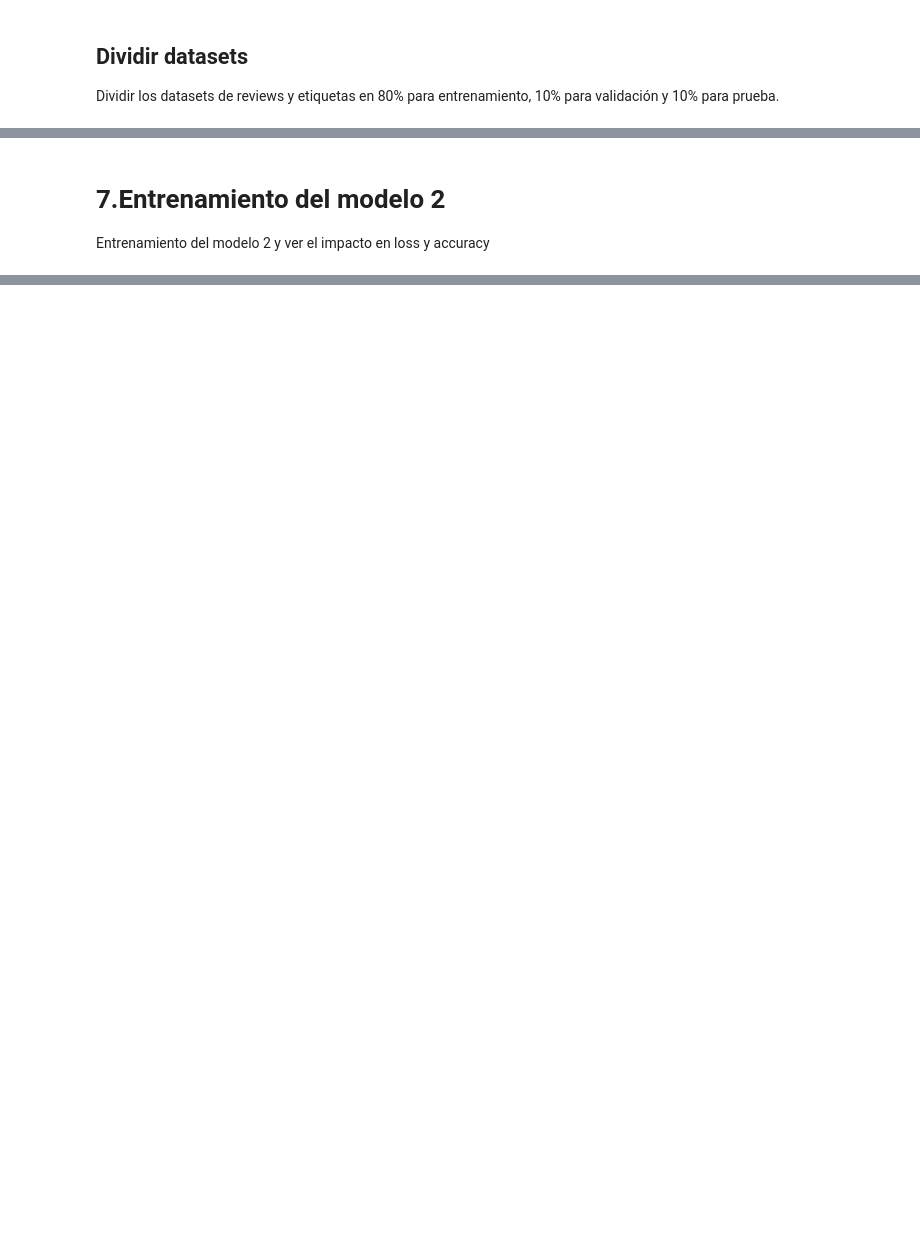
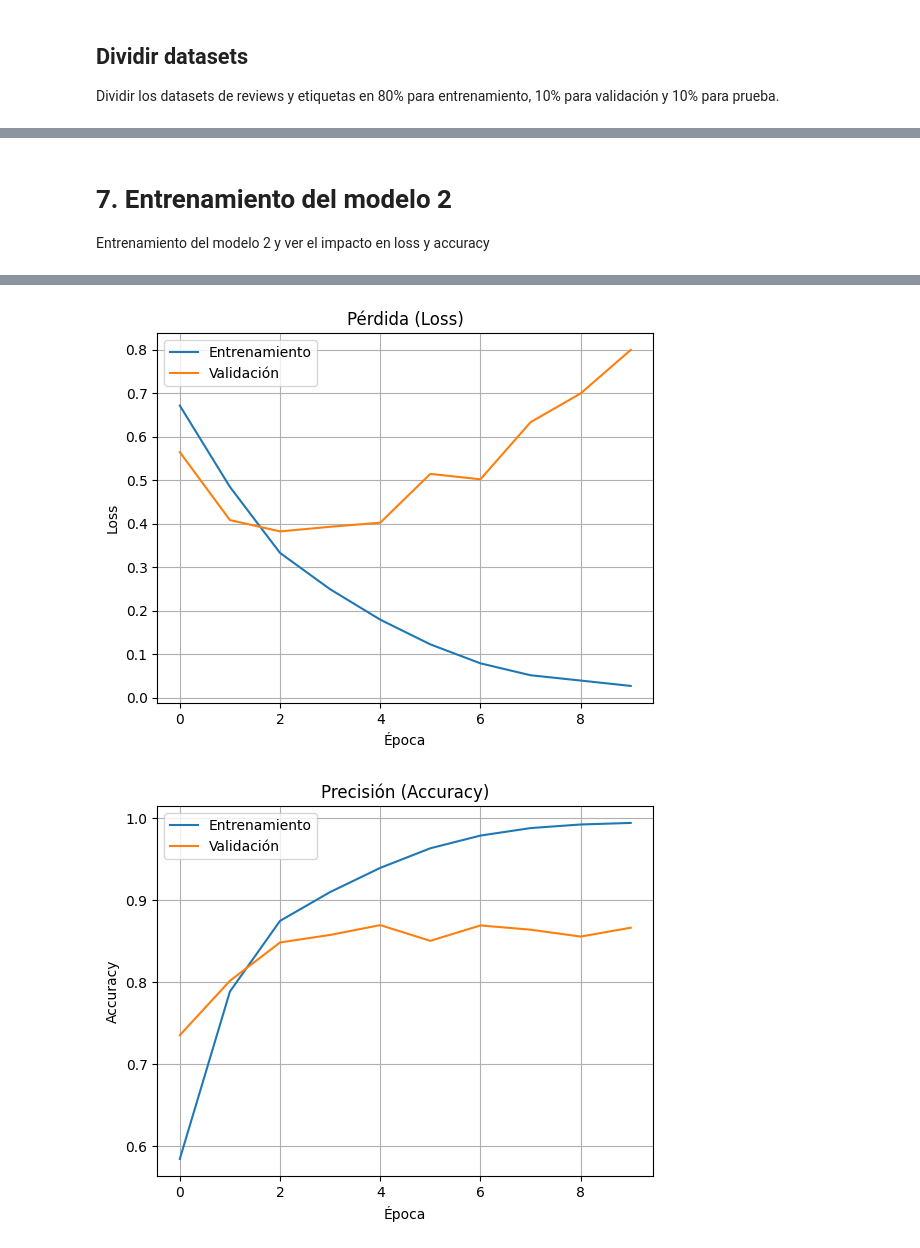
Before and after one commit to gustavox0/Tecnicas-Avanzdas-ML, a Jupyter notebook: M7_AG1_Grupo17.ipynb, the cells around one changed output, grey strips where cells are left out. Cells and saved outputs as stored; diff of their text form; code cells hidden in the pictures; blank space fills up the shorter version.

```diff
--- a/M7_AG1_Grupo17.ipynb
+++ b/M7_AG1_Grupo17.ipynb
@@ -218,0 +245,17 @@ with open("glove.6B.100d.txt", "r", encoding="utf-8") as f:
+# %%
+from time import time
+import requests
+import os
+t_ini = time()
+
+# carga del archivo .txt (sin ZIP)
+file_path = "/content/drive/MyDrive/glove.6B.100d.txt"
+
+# Mostrar las primeras 5 líneas directamente
+print("Primeras 5 líneas del archivo:")
+with open(file_path, 'r', encoding='utf-8') as f:
+    for i, line in enumerate(f):
+        if i >= 5:
+            break
+        parts = line.strip().split()
+        print(f"Línea {i+1}: {parts[0]} - {', '.join(parts[1:6])}...")
@@ -240,4 +473,30 @@ Copiar la arquitectura del modelo 1 y añadir los siguientes cambios:
 # %% [markdown]
-# 7.Entrenamiento del modelo 2
+# 7. Entrenamiento del modelo 2
 
 Entrenamiento del modelo 2 y ver el impacto en loss y accuracy
+# %%
+history2 = model2.fit(X_train, y_train,
+                      validation_data=(X_val, y_val),
+                      epochs=10,
+                      batch_size=128)
+
+# Gráfico de pérdida (loss)
+plt.plot(history2.history['loss'], label='Entrenamiento')
+plt.plot(history2.history['val_loss'], label='Validación')
+plt.title('Pérdida (Loss)')
+plt.xlabel('Época')
+plt.ylabel('Loss')
+plt.legend()
+plt.grid()
+plt.show()
+
+# Gráfico de precisión (accuracy)
+plt.plot(history2.history['accuracy'], label='Entrenamiento')
+plt.plot(history2.history['val_accuracy'], label='Validación')
+plt.title('Precisión (Accuracy)')
+plt.xlabel('Época')
+plt.ylabel('Accuracy')
+plt.legend()
+plt.grid()
+plt.show()
+# %% [output]
@@ -243,0 +523,2 @@ Entrenamiento del modelo 2 y ver el impacto en loss y accuracy
+[figure, added]
+[figure, added]
```
Also changed, not shown: parts of 29 cells of this notebook.
